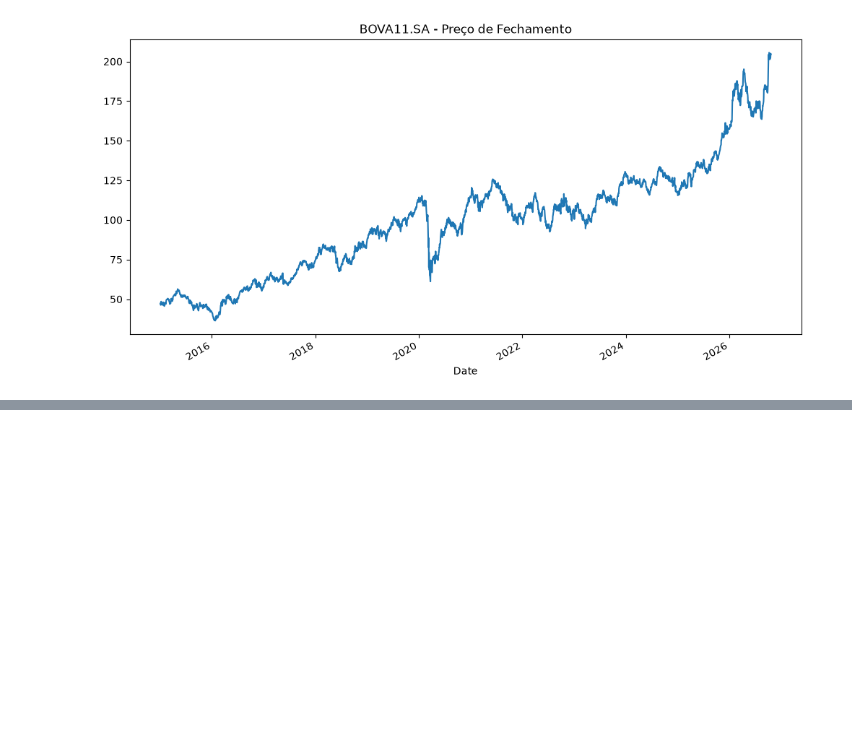
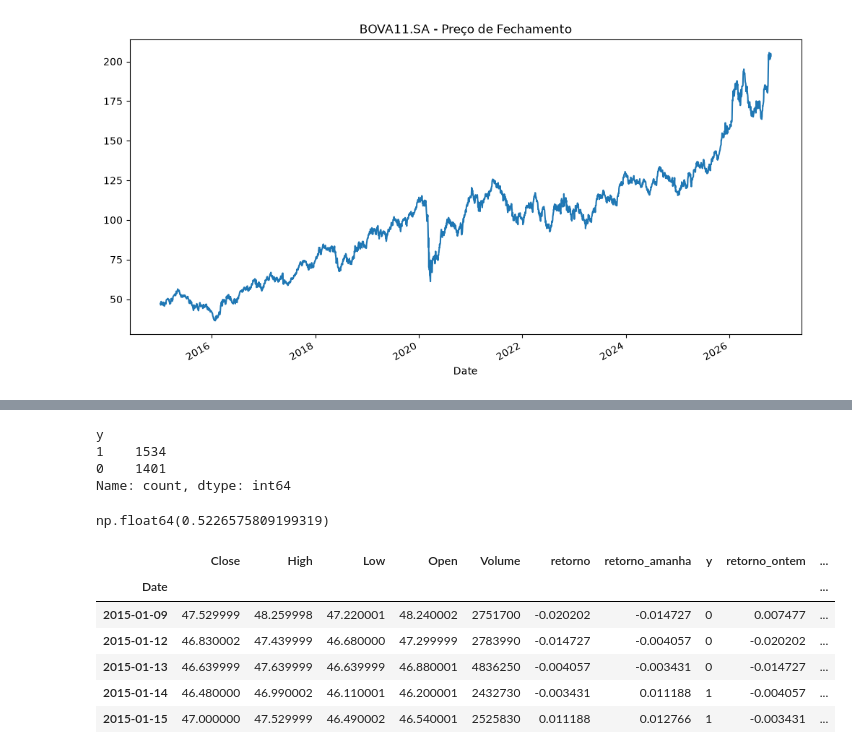
Before and after one commit to FilipeGodoy-hue/Stock-direction-prediction, a Jupyter notebook: notebooks/01_explorar_dados.ipynb, the cells around one changed output, grey strips where cells are left out. Drawn from its saved outputs; the diff is of its cells as text; code cells hidden in the pictures; blank space fills up the shorter version.

```diff
--- a/notebooks/01_explorar_dados.ipynb
+++ b/notebooks/01_explorar_dados.ipynb
@@ -21,3 +20,9 @@ df.head() #usando a função head() para exibir as primeiras linhas do dataframe
 df["Close"].plot(title = "BOVA11.SA - Preço de Fechamento", figsize = (12,6)); #plotando o gráfico do preço de fechamento do ativo BOVA11.SA
 # %% [output]
 [figure]
+# %%
+df["retorno"] = df["Close"].pct_change()
+df["retorno_amanha"] = df["retorno"].shift(-1)
+df = df.dropna()
+df["y"] = (df["retorno_amanha"] > 0).astype(int)
+df.head()
@@ -23,0 +37,27 @@ df["Close"].plot(title = "BOVA11.SA - Preço de Fechamento", figsize = (12,6));
+# %%
+df["y"].value_counts()
+# %% [output]
+y
+1    1534
+0    1401
+Name: count, dtype: int64
+# %%
+df["y"].mean() #vale ressaltar que um modelo que chuta sempre que o preço vai subir, acertaria 52% das vezes.
+# %% [output]
+np.float64(0.5226575809199319)
+# %%
+df["retorno_ontem"] = df["retorno"].shift(1)
+df["media_movel_5"] = df["retorno"].rolling(5).mean()
+df["volatilidade_5"] = df["retorno"].rolling(5).std()
+#df["Close"] quer dizer que estamos trabalhando somente com a coluna Close(fechamento, que significa o valor que a moeda fechou no final do dia)
+df = df.dropna() #removendo os valores nulos do dataframe df
+# %%
+df.head()
+# %% [output]
+|  | Close | High | Low | Open | Volume | retorno | retorno_amanha | y | retorno_ontem | ... |
+| Date |  |  |  |  |  |  |  |  |  | ... |
+| 2015-01-09 | 47.529999 | 48.259998 | 47.220001 | 48.240002 | 2751700 | -0.020202 | -0.014727 | 0 | 0.007477 | ... |
+| 2015-01-12 | 46.830002 | 47.439999 | 46.680000 | 47.299999 | 2783990 | -0.014727 | -0.004057 | 0 | -0.020202 | ... |
+| 2015-01-13 | 46.639999 | 47.639999 | 46.639999 | 46.880001 | 4836250 | -0.004057 | -0.003431 | 0 | -0.014727 | ... |
+| 2015-01-14 | 46.480000 | 46.990002 | 46.110001 | 46.200001 | 2432730 | -0.003431 | 0.011188 | 1 | -0.004057 | ... |
+| 2015-01-15 | 47.000000 | 47.529999 | 46.490002 | 46.540001 | 2525830 | 0.011188 | 0.012766 | 1 | -0.003431 | ... |
```
Also changed, not shown: parts of 6 cells of this notebook.
